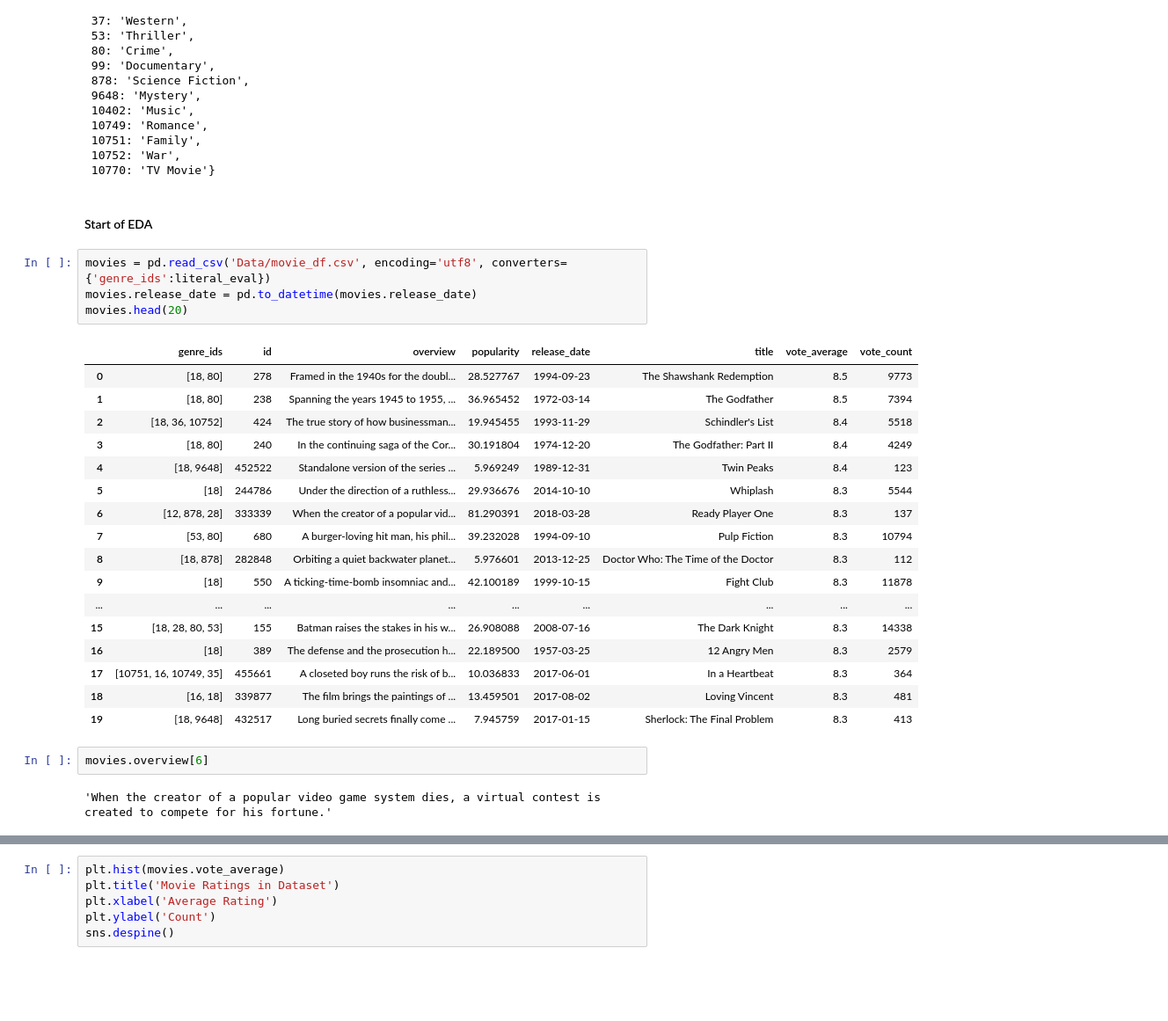
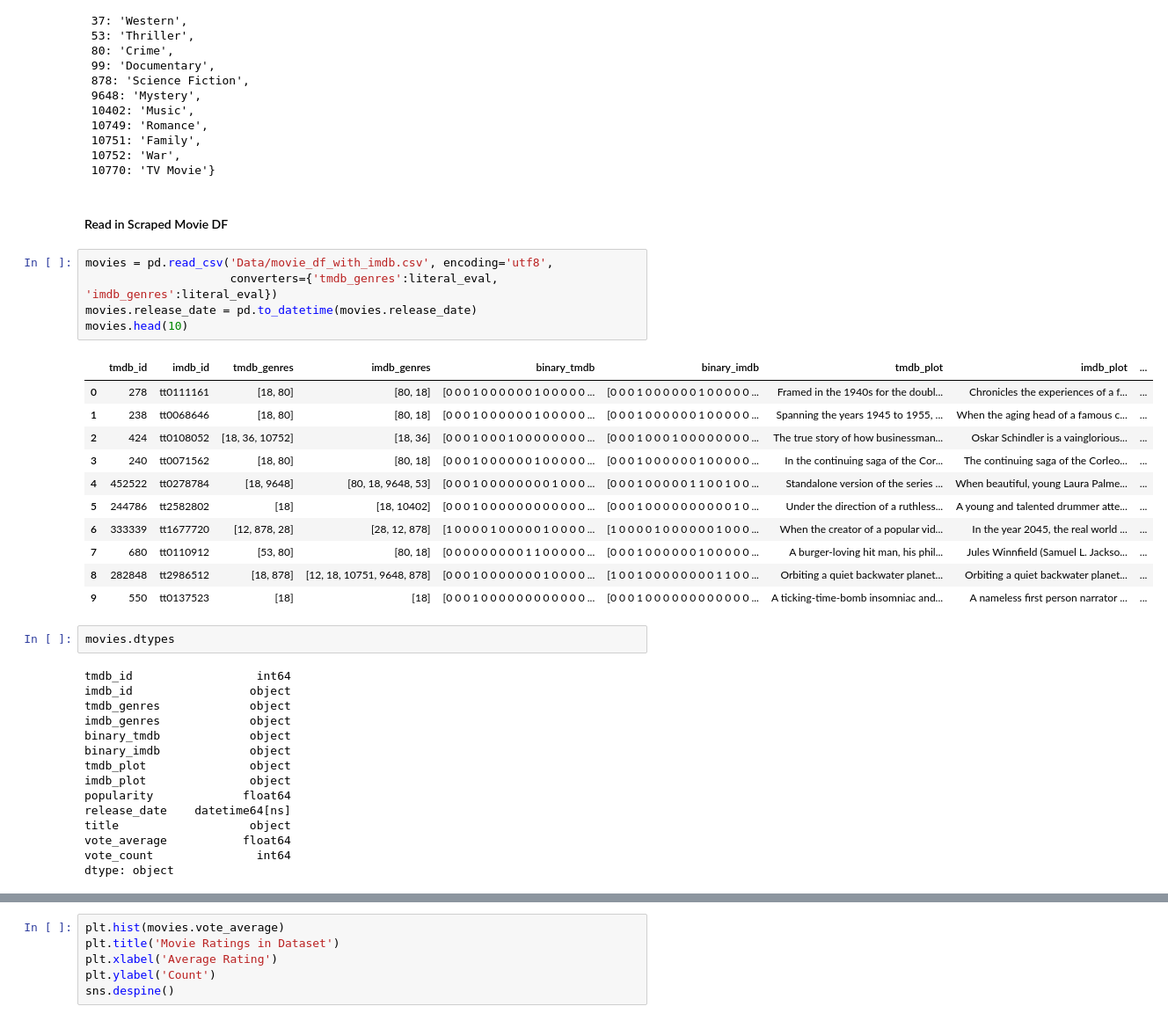
Before and after one commit to Nick-Morgan/Python-Movie-Genre-Predictor, a Jupyter notebook: EDA-Andrew.ipynb, the cells around one changed output, grey strips where cells are left out. Shown: that part at 88% size. Cells and saved outputs as stored; diff of their text form; blank space fills up the shorter version.

```diff
--- a/EDA-Andrew.ipynb
+++ b/EDA-Andrew.ipynb
@@ -43,31 +48,39 @@ genreDict
  10751: 'Family',
  10752: 'War',
  10770: 'TV Movie'}
-# %% [markdown]
-#### Start of EDA
+# %% [markdown]
+#### Read in Scraped Movie DF
 # %%
-movies = pd.read_csv('Data/movie_df.csv', encoding='utf8', converters={'genre_ids':literal_eval})
+movies = pd.read_csv('Data/movie_df_with_imdb.csv', encoding='utf8',
+                     converters={'tmdb_genres':literal_eval, 'imdb_genres':literal_eval})
 movies.release_date = pd.to_datetime(movies.release_date)
-movies.head(20)
+movies.head(10)
 # %% [output]
-|  | genre_ids | id | overview | popularity | release_date | title | vote_average | vote_count |
-| 0 | [18, 80] | 278 | Framed in the 1940s for the doubl... | 28.527767 | 1994-09-23 | The Shawshank Redemption | 8.5 | 9773 |
-| 1 | [18, 80] | 238 | Spanning the years 1945 to 1955, ... | 36.965452 | 1972-03-14 | The Godfather | 8.5 | 7394 |
-| 2 | [18, 36, 10752] | 424 | The true story of how businessman... | 19.945455 | 1993-11-29 | Schindler's List | 8.4 | 5518 |
-| 3 | [18, 80] | 240 | In the continuing saga of the Cor... | 30.191804 | 1974-12-20 | The Godfather: Part II | 8.4 | 4249 |
-| 4 | [18, 9648] | 452522 | Standalone version of the series ... | 5.969249 | 1989-12-31 | Twin Peaks | 8.4 | 123 |
-| 5 | [18] | 244786 | Under the direction of a ruthless... | 29.936676 | 2014-10-10 | Whiplash | 8.3 | 5544 |
-| 6 | [12, 878, 28] | 333339 | When the creator of a popular vid... | 81.290391 | 2018-03-28 | Ready Player One | 8.3 | 137 |
-| 7 | [53, 80] | 680 | A burger-loving hit man, his phil... | 39.232028 | 1994-09-10 | Pulp Fiction | 8.3 | 10794 |
-| 8 | [18, 878] | 282848 | Orbiting a quiet backwater planet... | 5.976601 | 2013-12-25 | Doctor Who: The Time of the Doctor | 8.3 | 112 |
-| 9 | [18] | 550 | A ticking-time-bomb insomniac and... | 42.100189 | 1999-10-15 | Fight Club | 8.3 | 11878 |
-| ... | ... | ... | ... | ... | ... | ... | ... | ... |
-| 15 | [18, 28, 80, 53] | 155 | Batman raises the stakes in his w... | 26.908088 | 2008-07-16 | The Dark Knight | 8.3 | 14338 |
-| 16 | [18] | 389 | The defense and the prosecution h... | 22.189500 | 1957-03-25 | 12 Angry Men | 8.3 | 2579 |
-| 17 | [10751, 16, 10749, 35] | 455661 | A closeted boy runs the risk of b... | 10.036833 | 2017-06-01 | In a Heartbeat | 8.3 | 364 |
-| 18 | [16, 18] | 339877 | The film brings the paintings of ... | 13.459501 | 2017-08-02 | Loving Vincent | 8.3 | 481 |
-| 19 | [18, 9648] | 432517 | Long buried secrets finally come ... | 7.945759 | 2017-01-15 | Sherlock: The Final Problem | 8.3 | 413 |
+|  | tmdb_id | imdb_id | tmdb_genres | imdb_genres | binary_tmdb | binary_imdb | tmdb_plot | imdb_plot | ... |
+| 0 | 278 | tt0111161 | [18, 80] | [80, 18] | [0 0 0 1 0 0 0 0 0 0 1 0 0 0 0 0 ... | [0 0 0 1 0 0 0 0 0 0 1 0 0 0 0 0 ... | Framed in the 1940s for the doubl... | Chronicles the experiences of a f... | ... |
+| 1 | 238 | tt0068646 | [18, 80] | [80, 18] | [0 0 0 1 0 0 0 0 0 0 1 0 0 0 0 0 ... | [0 0 0 1 0 0 0 0 0 0 1 0 0 0 0 0 ... | Spanning the years 1945 to 1955, ... | When the aging head of a famous c... | ... |
+| 2 | 424 | tt0108052 | [18, 36, 10752] | [18, 36] | [0 0 0 1 0 0 0 1 0 0 0 0 0 0 0 0 ... | [0 0 0 1 0 0 0 1 0 0 0 0 0 0 0 0 ... | The true story of how businessman... | Oskar Schindler is a vainglorious... | ... |
+| 3 | 240 | tt0071562 | [18, 80] | [80, 18] | [0 0 0 1 0 0 0 0 0 0 1 0 0 0 0 0 ... | [0 0 0 1 0 0 0 0 0 0 1 0 0 0 0 0 ... | In the continuing saga of the Cor... | The continuing saga of the Corleo... | ... |
+| 4 | 452522 | tt0278784 | [18, 9648] | [80, 18, 9648, 53] | [0 0 0 1 0 0 0 0 0 0 0 0 1 0 0 0 ... | [0 0 0 1 0 0 0 0 0 1 1 0 0 1 0 0 ... | Standalone version of the series ... | When beautiful, young Laura Palme... | ... |
+| 5 | 244786 | tt2582802 | [18] | [18, 10402] | [0 0 0 1 0 0 0 0 0 0 0 0 0 0 0 0 ... | [0 0 0 1 0 0 0 0 0 0 0 0 0 0 1 0 ... | Under the direction of a ruthless... | A young and talented drummer atte... | ... |
+| 6 | 333339 | tt1677720 | [12, 878, 28] | [28, 12, 878] | [1 0 0 0 0 1 0 0 0 0 0 1 0 0 0 0 ... | [1 0 0 0 0 1 0 0 0 0 0 0 1 0 0 0 ... | When the creator of a popular vid... | In the year 2045, the real world ... | ... |
+| 7 | 680 | tt0110912 | [53, 80] | [80, 18] | [0 0 0 0 0 0 0 0 0 1 1 0 0 0 0 0 ... | [0 0 0 1 0 0 0 0 0 0 1 0 0 0 0 0 ... | A burger-loving hit man, his phil... | Jules Winnfield (Samuel L. Jackso... | ... |
+| 8 | 282848 | tt2986512 | [18, 878] | [12, 18, 10751, 9648, 878] | [0 0 0 1 0 0 0 0 0 0 0 1 0 0 0 0 ... | [1 0 0 1 0 0 0 0 0 0 0 0 1 1 0 0 ... | Orbiting a quiet backwater planet... | Orbiting a quiet backwater planet... | ... |
+| 9 | 550 | tt0137523 | [18] | [18] | [0 0 0 1 0 0 0 0 0 0 0 0 0 0 0 0 ... | [0 0 0 1 0 0 0 0 0 0 0 0 0 0 0 0 ... | A ticking-time-bomb insomniac and... | A nameless first person narrator ... | ... |
-# %%
-movies.overview[6]
-# %% [output]
-'When the creator of a popular video game system dies, a virtual contest is created to compete for his fortune.'
+# %%
+movies.dtypes
+# %% [output]
+tmdb_id                  int64
+imdb_id                 object
+tmdb_genres             object
+imdb_genres             object
+binary_tmdb             object
+binary_imdb             object
+tmdb_plot               object
+imdb_plot               object
+popularity             float64
+release_date    datetime64[ns]
+title                   object
+vote_average           float64
+vote_count               int64
+dtype: object
```
Also changed, not shown: parts of 16 cells of this notebook.
